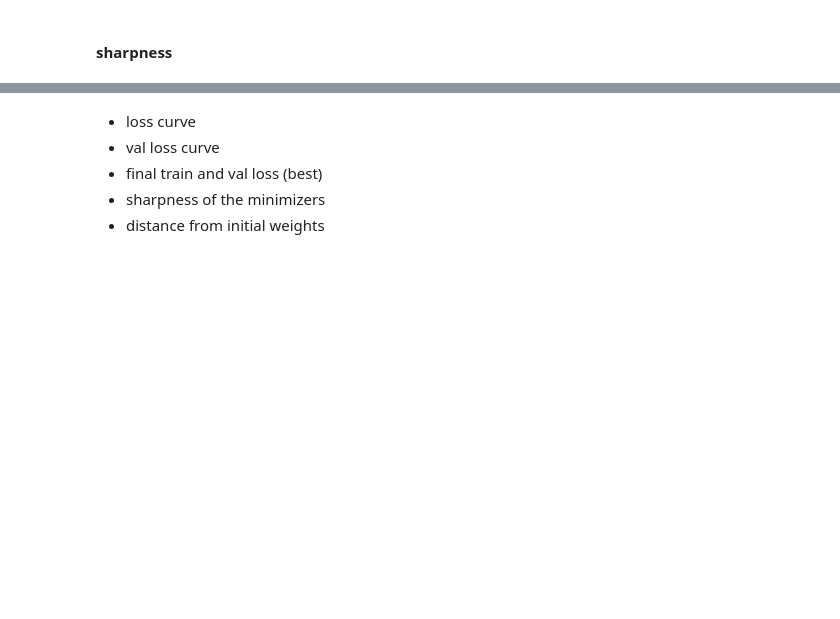
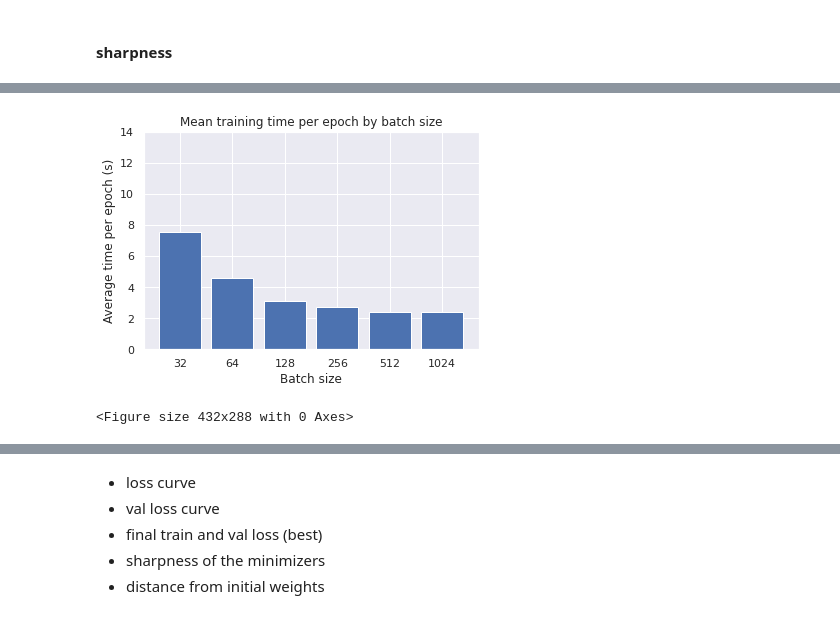
Before and after one commit to Alexanderstaehle/OM_project, a Jupyter notebook: experiments_tf.ipynb, the cells around one changed output, grey strips where cells are left out. Saved outputs shown, nothing was run; the diff lists cells and outputs as text; code cells hidden in the pictures; blank space fills up the shorter version.

```diff
--- a/experiments_tf.ipynb
+++ b/experiments_tf.ipynb
@@ -212,0 +318,21 @@ sharpnesses
+# %%
+mean_times = []
+convergence_epochs = []
+overall_training_times = []
+
+for batch_size in batch_sizes:
+    # Compute mean epoch time, num epochs to converge, overall training time
+    state = models_dict_fixed[batch_size]
+    mean_time_per_epoch = np.mean(state.times)
+    convergence_epoch = np.argmin(state.history['val_loss'])
+    overall_training_time = np.sum(state.times[:convergence_epoch])
+
+    # Append results
+    convergence_epochs.append(convergence_epoch)
+    mean_times.append(mean_time_per_epoch)
+    overall_training_times.append(overall_training_time)
+
+    print("Batch size: ", batch_size)
+    print("\tMean time per epoch: ", mean_time_per_epoch)
+    print("\tConverged in {} epochs".format(convergence_epoch))
+    print("\tOverall training time (in seconds) until convergence: ", overall_training_time)
@@ -212,0 +357,11 @@ sharpnesses
+# %%
+rects = plt.bar(x=range(len(batch_sizes)), height=mean_times, tick_label=batch_sizes)
+plt.xlabel('Batch size')
+plt.ylabel('Average time per epoch (s)')
+plt.ylim(0, 14)
+plt.title('Mean training time per epoch by batch size')
+plt.show()
+plt.savefig('graphs/mean_epoch_training_time_by_batch_size')
+# %% [output]
+[figure, added]
+<Figure size 432x288 with 0 Axes>
```
Also changed, not shown: parts of 28 cells of this notebook.
